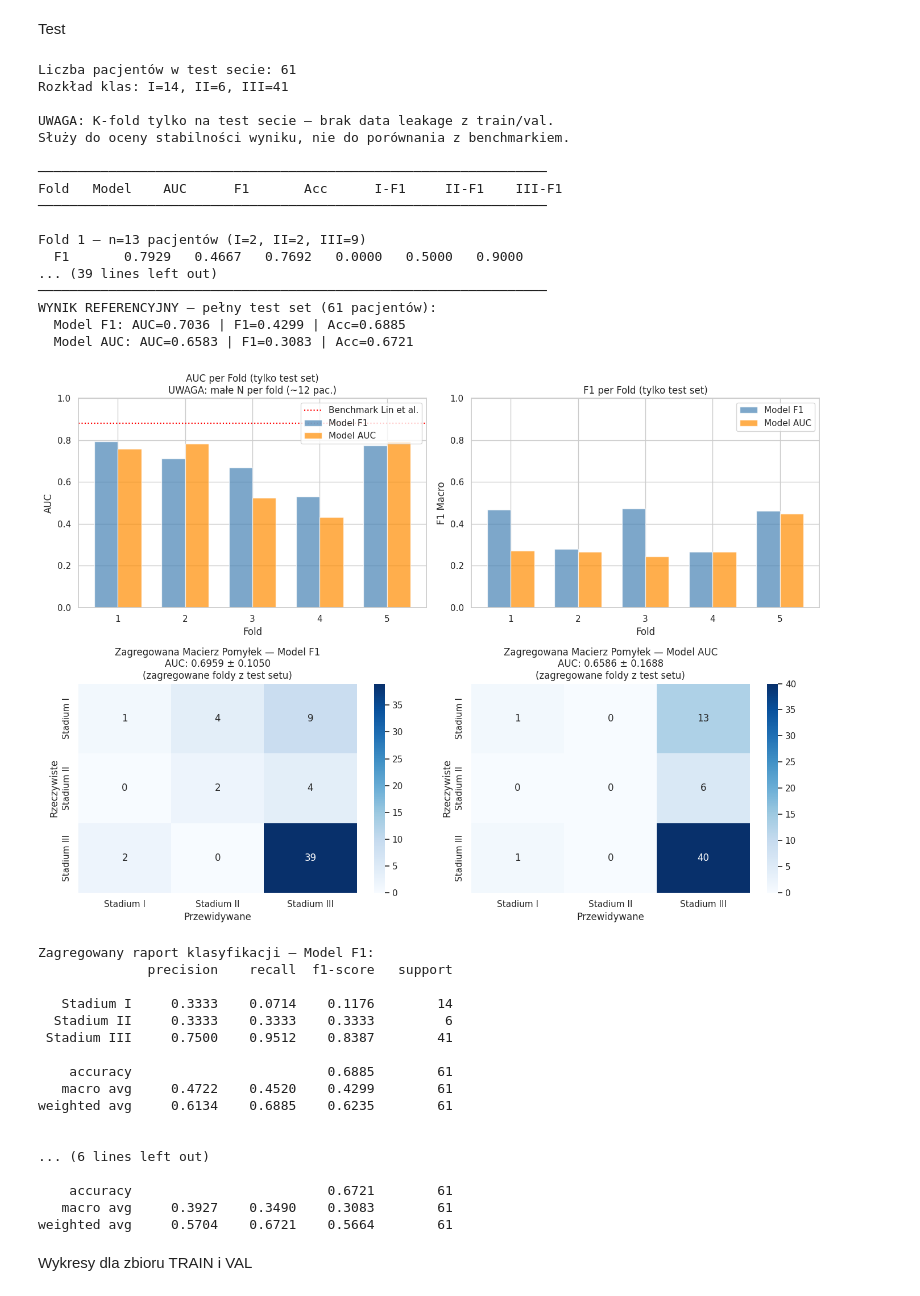
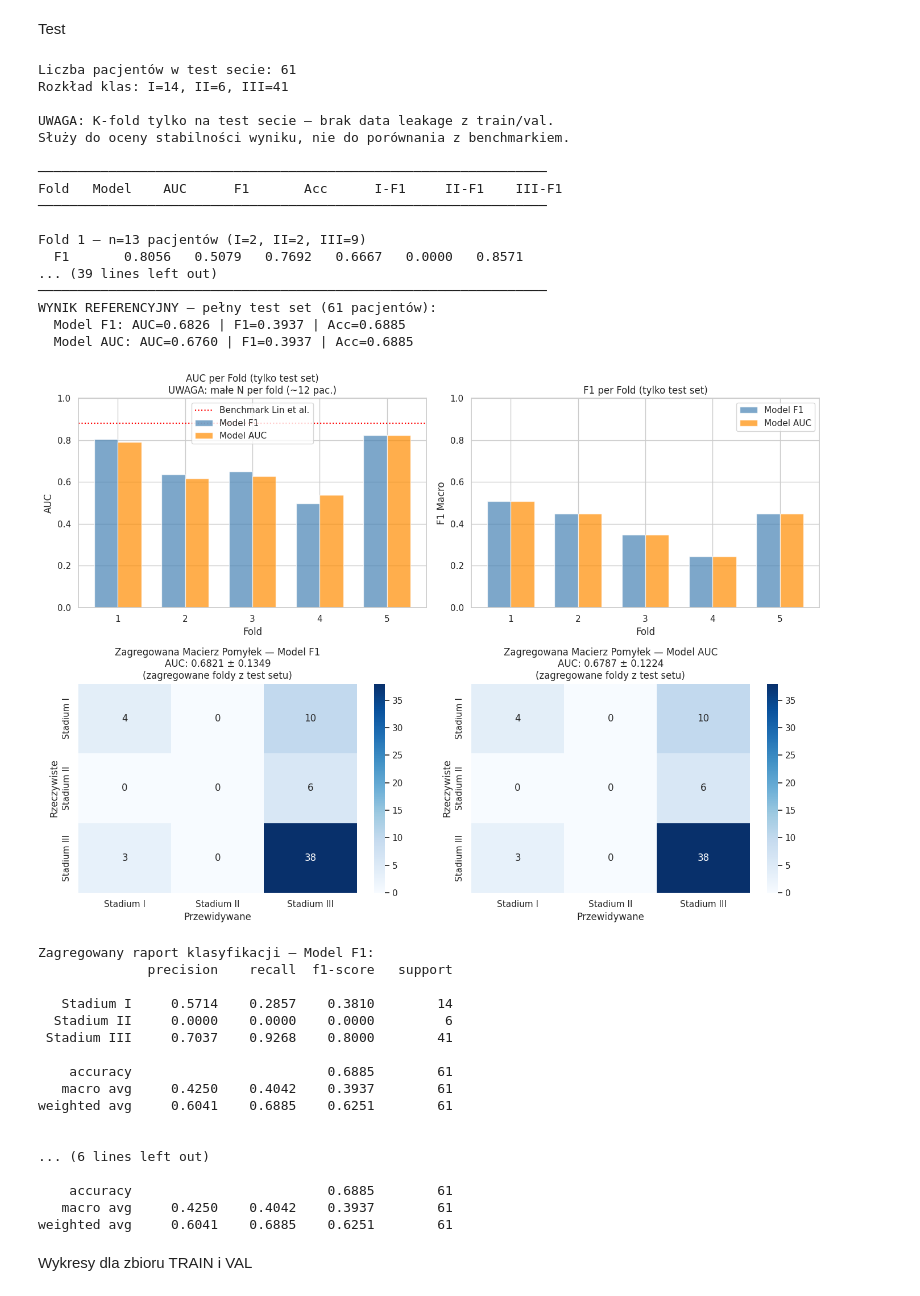
Before and after one commit to Nachos-mic/Lung_CT_Diagnostic_ML, a Jupyter notebook: Lung_Diagnostics_FULL_SLICE_EXP.ipynb, the cells around one changed output. Drawn from its saved outputs; the diff is of its cells as text; code cells hidden in the pictures.

```diff
--- a/Lung_Diagnostics_FULL_SLICE_EXP.ipynb
+++ b/Lung_Diagnostics_FULL_SLICE_EXP.ipynb
@@ -1034,14 +992,7 @@ print(f"Najlepsze parametry z Optuny: {best_params}\n")
 
 model = ResNetHybrid(
     num_classes=3,
-    dropout_rate=best_params.get('dropout_rate', 0.5)
-).to(device)
-
-# Identyczne wstrzyknięcie jak w Optunie
-original_fc = model.classifier
-model.classifier = nn.Sequential(
-    nn.Dropout(p=best_params.get('extra_dropout', 0.0)),
-    original_fc
+    dropout_rate=best_params.get('dropout_rate', 0.5598)
 ).to(device)
 
 # Zamrożenie — identyczne jak w Optunie
@@ -1217,12 +1156,12 @@ Trening zakończony | Najlepszy Val AUC: 0.8000 | Najlepszy Val F1: 0.4934
 # %% [markdown]
 Test
 # %%
-
 # EWALUACJA K-FOLD (tylko test set — bez data leakage)
 
 import numpy as np
 import pandas as pd
 import torch
+import torch.nn as nn
 from torch.utils.data import DataLoader
 from sklearn.model_selection import StratifiedKFold
 from sklearn.metrics import roc_auc_score, f1_score, accuracy_score, classification_report, confusion_matrix
@@ -1254,12 +1193,23 @@ print(f"\nUWAGA: K-fold tylko na test secie — brak data leakage z train/val.")
 print(f"Służy do oceny stabilności wyniku, nie do porównania z benchmarkiem.")
 
 def load_model(path):
+    # 1. Inicjalizacja z oryginalną klasą (najlepszy dropout główny z Optuny)
     m = ResNetHybrid(
         num_classes=3,
-        dropout_rate=best_params.get('dropout_rate', 0.4)
+        dropout_rate=0.5598
     ).to(device)
-    m.load_state_dict(torch.load(path))
+
+    # 2. WSTRZYKNIĘCIE EXTRA DROPOUTU (Dokładnie tak, jak w skrypcie treningowym)
+    original_fc = m.classifier
+    m.classifier = nn.Sequential(
+        nn.Dropout(p=0.1617),
+        original_fc
+    ).to(device)
+
+    # 3. Bezpieczne ładowanie wag (klucze będą teraz idealnie pasować)
+    m.load_state_dict(torch.load(path, map_location=device))
     m.eval()
+
     return m
 
 models_to_eval = {
@@ -1468,54 +1418,54 @@ for col, name in enumerate(['F1', 'AUC']):
 plt.tight_layout()
 plt.savefig('/content/kfold_testset_comparison_dual.png', dpi=300)
 plt.show()
 
 # Raport klasyfikacji
 for name in models_to_eval:
     if not all_true[name]:
         continue
     true_arr  = np.array(all_true[name])
     probs_arr = np.array(all_probs[name])
     preds_arr = np.argmax(probs_arr, axis=1)
     print(f"\nZagregowany raport klasyfikacji — Model {name}:")
     print(classification_report(true_arr, preds_arr,
                                  target_names=target_names,
                                  digits=4, zero_division=0))
 # %% [output]
 Liczba pacjentów w test secie: 61
 Rozkład klas: I=14, II=6, III=41
 
 UWAGA: K-fold tylko na test secie — brak data leakage z train/val.
 Służy do oceny stabilności wyniku, nie do porównania z benchmarkiem.
 
 ─────────────────────────────────────────────────────────────────
 Fold   Model    AUC      F1       Acc      I-F1     II-F1    III-F1
 ─────────────────────────────────────────────────────────────────
 
 Fold 1 — n=13 pacjentów (I=2, II=2, III=9)
-  F1       0.7929   0.4667   0.7692   0.0000   0.5000   0.9000
+  F1       0.8056   0.5079   0.7692   0.6667   0.0000   0.8571
 ... (39 lines left out)
 ─────────────────────────────────────────────────────────────────
 WYNIK REFERENCYJNY — pełny test set (61 pacjentów):
-  Model F1: AUC=0.7036 | F1=0.4299 | Acc=0.6885
-  Model AUC: AUC=0.6583 | F1=0.3083 | Acc=0.6721
+  Model F1: AUC=0.6826 | F1=0.3937 | Acc=0.6885
+  Model AUC: AUC=0.6760 | F1=0.3937 | Acc=0.6885
-[figure, old version]
+[figure, new version]
 Zagregowany raport klasyfikacji — Model F1:
               precision    recall  f1-score   support
 
-   Stadium I     0.3333    0.0714    0.1176        14
-  Stadium II     0.3333    0.3333    0.3333         6
- Stadium III     0.7500    0.9512    0.8387        41
+   Stadium I     0.5714    0.2857    0.3810        14
+  Stadium II     0.0000    0.0000    0.0000         6
+ Stadium III     0.7037    0.9268    0.8000        41
 
     accuracy                         0.6885        61
-   macro avg     0.4722    0.4520    0.4299        61
-weighted avg     0.6134    0.6885    0.6235        61
+   macro avg     0.4250    0.4042    0.3937        61
+weighted avg     0.6041    0.6885    0.6251        61
 
 
 ... (6 lines left out)
 
-    accuracy                         0.6721        61
-   macro avg     0.3927    0.3490    0.3083        61
-weighted avg     0.5704    0.6721    0.5664        61
+    accuracy                         0.6885        61
+   macro avg     0.4250    0.4042    0.3937        61
+weighted avg     0.6041    0.6885    0.6251        61
 # %% [markdown]
 Wykresy dla zbioru TRAIN i VAL
 # %%
```
Also changed, not shown: parts of 8 cells of this notebook.
